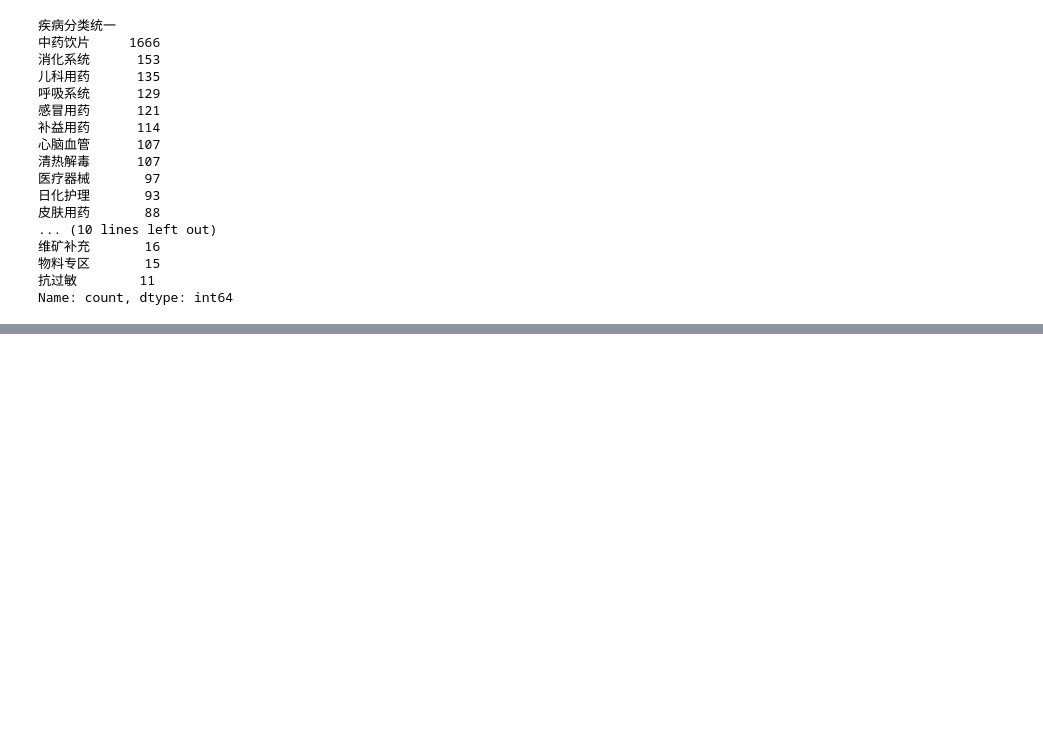
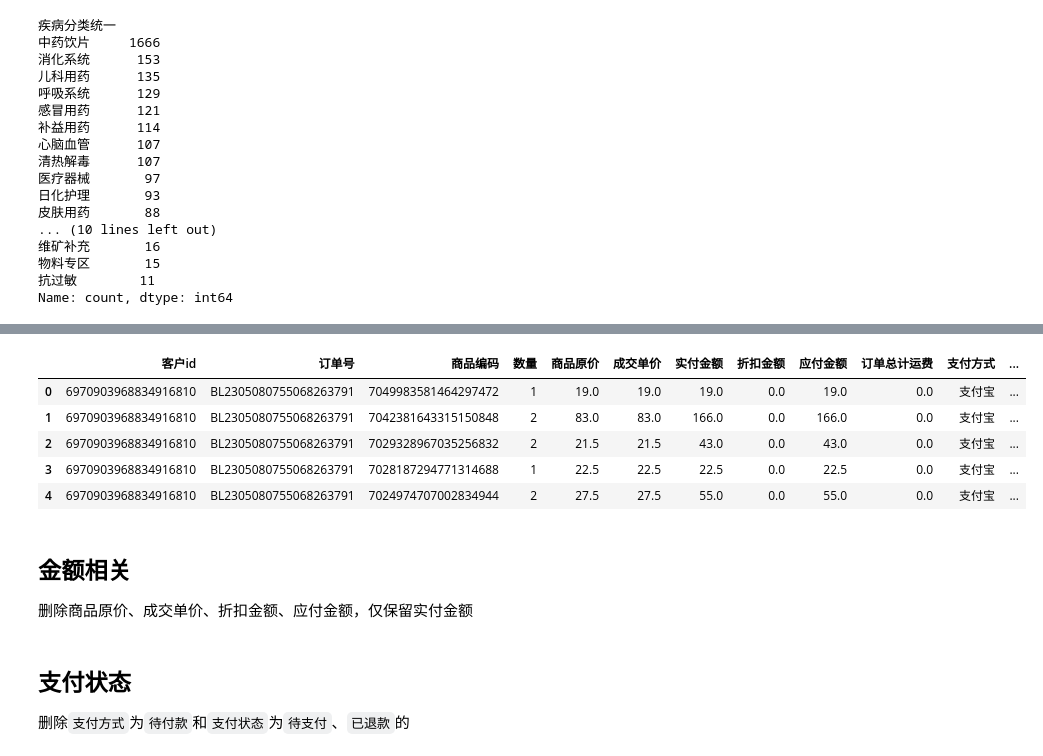
Before and after one commit to Aegis1863/10th-Statistical-Modeling-Competition, a Jupyter notebook: script/data_preparation.ipynb, the cells around one changed output, grey strips where cells are left out. Drawn from its saved outputs; the diff is of its cells as text; code cells hidden in the pictures; blank space fills up the shorter version.

```diff
--- a/script/data_preparation.ipynb
+++ b/script/data_preparation.ipynb
@@ -462,0 +543,23 @@ com.to_csv('../data/commodity_m1.csv', index=False, encoding='utf-8-sig')
+# %%
+# 转独热
+
+activaties_code = pd.get_dummies(order['活动类型'], prefix='活动类型')
+# 将独热编码结果与原始 DataFrame 合并
+order = pd.concat([order, activaties_code], axis=1)
+# 删除原始的客户类型字段
+order.drop(columns=['活动类型'], inplace=True)
+# %%
+order.drop(columns=['活动id', '是否活动'], inplace=True)
+# %%
+order.head()
+# %% [output]
+|  | 客户id | 订单号 | 商品编码 | 数量 | 商品原价 | 成交单价 | 实付金额 | 折扣金额 | 应付金额 | 订单总计运费 | 支付方式 | ... |
+| 0 | 6970903968834916810 | BL2305080755068263791 | 7049983581464297472 | 1 | 19.0 | 19.0 | 19.0 | 0.0 | 19.0 | 0.0 | 支付宝 | ... |
+| 1 | 6970903968834916810 | BL2305080755068263791 | 7042381643315150848 | 2 | 83.0 | 83.0 | 166.0 | 0.0 | 166.0 | 0.0 | 支付宝 | ... |
+| 2 | 6970903968834916810 | BL2305080755068263791 | 7029328967035256832 | 2 | 21.5 | 21.5 | 43.0 | 0.0 | 43.0 | 0.0 | 支付宝 | ... |
+| 3 | 6970903968834916810 | BL2305080755068263791 | 7028187294771314688 | 1 | 22.5 | 22.5 | 22.5 | 0.0 | 22.5 | 0.0 | 支付宝 | ... |
+| 4 | 6970903968834916810 | BL2305080755068263791 | 7024974707002834944 | 2 | 27.5 | 27.5 | 55.0 | 0.0 | 55.0 | 0.0 | 支付宝 | ... |
+# %% [markdown]
+## 金额相关
+
+删除商品原价、成交单价、折扣金额、应付金额，仅保留实付金额
@@ -462,0 +568,4 @@ com.to_csv('../data/commodity_m1.csv', index=False, encoding='utf-8-sig')
+# %% [markdown]
+## 支付状态
+
+删除`支付方式`为`待付款`和`支付状态`为`待支付`、`已退款`的
```
Also changed, not shown: parts of 46 cells of this notebook, 4 other files.
